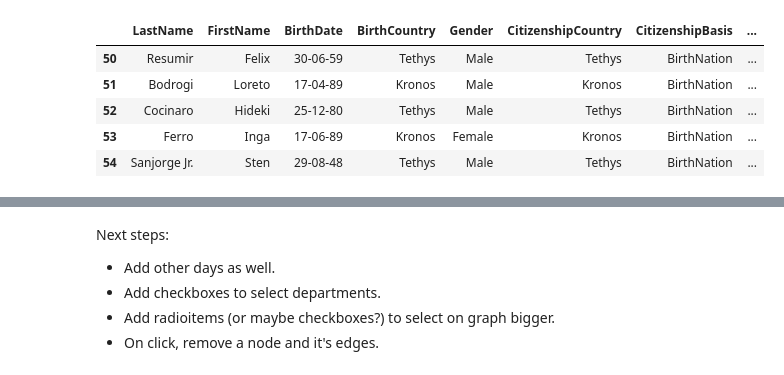
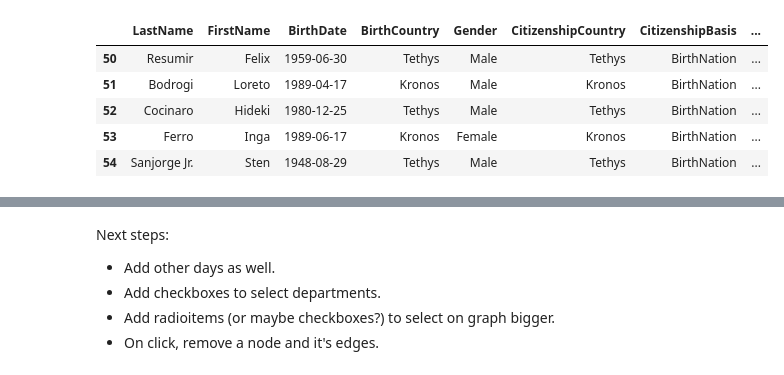
Before and after one commit to EmmieBessems/VisualAnalytics, a Jupyter notebook: cytoscape_networks.ipynb, the cells around one changed output, grey strips where cells are left out. Drawn from its saved outputs; the diff is of its cells as text; code cells hidden in the pictures.

```diff
--- a/cytoscape_networks.ipynb
+++ b/cytoscape_networks.ipynb
@@ -59,18 +47,20 @@ emails
 # %%
 # Read the employee records, check for employment types
-records = pd.read_csv('EmployeeRecords.csv')
+file_name = 'EmployeeRecords.xlsx'
+sheet = 'Employee Records'
+records = pd.read_excel(io=file_name, sheet_name=sheet)
 
-# Some processing for displaying the data later on
+# Some processing of the dataframe for displaying the data later on
 records = records.fillna('None')
 double_email = records[records['LastName'] == 'Sanjorge Jr.']
 records = records.append(double_email, ignore_index=True)
 records.at[54, 'EmailAddress'] = 'Sten.Sanjorge Jr.@gastech.com.tethys'
 
 records.tail()
 # %% [output]
 |  | LastName | FirstName | BirthDate | BirthCountry | Gender | CitizenshipCountry | CitizenshipBasis | ... |
-| 50 | Resumir | Felix | 30-06-59 | Tethys | Male | Tethys | BirthNation | ... |
-| 51 | Bodrogi | Loreto | 17-04-89 | Kronos | Male | Kronos | BirthNation | ... |
-| 52 | Cocinaro | Hideki | 25-12-80 | Tethys | Male | Tethys | BirthNation | ... |
-| 53 | Ferro | Inga | 17-06-89 | Kronos | Female | Kronos | BirthNation | ... |
-| 54 | Sanjorge Jr. | Sten | 29-08-48 | Tethys | Male | Tethys | BirthNation | ... |
+| 50 | Resumir | Felix | 1959-06-30 | Tethys | Male | Tethys | BirthNation | ... |
+| 51 | Bodrogi | Loreto | 1989-04-17 | Kronos | Male | Kronos | BirthNation | ... |
+| 52 | Cocinaro | Hideki | 1980-12-25 | Tethys | Male | Tethys | BirthNation | ... |
+| 53 | Ferro | Inga | 1989-06-17 | Kronos | Female | Kronos | BirthNation | ... |
+| 54 | Sanjorge Jr. | Sten | 1948-08-29 | Tethys | Male | Tethys | BirthNation | ... |
```
Also changed, not shown: parts of 35 cells of this notebook, 2 other files.
